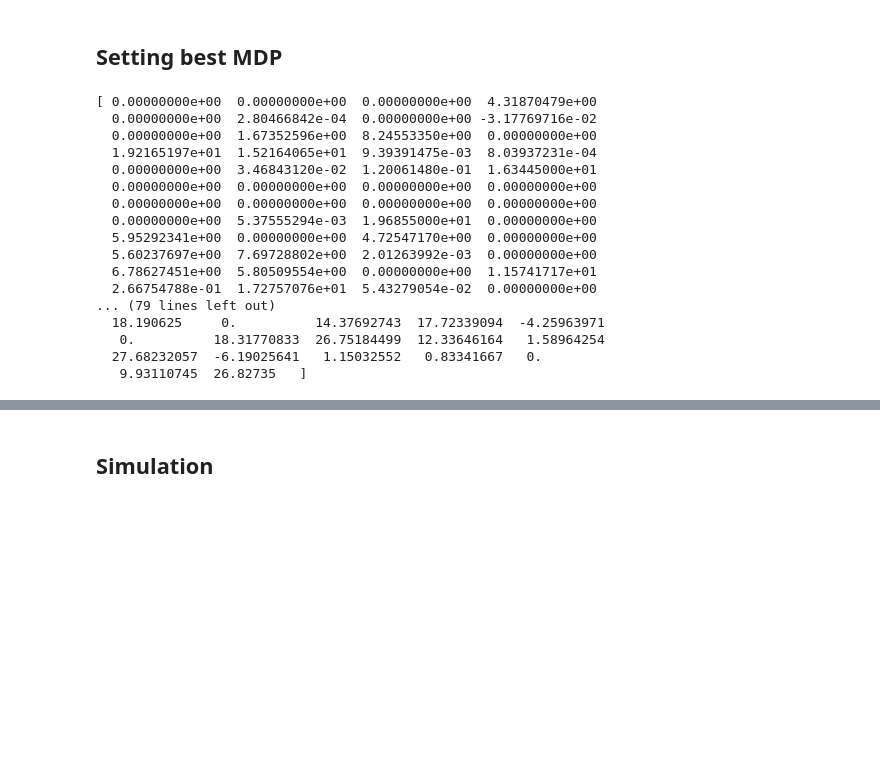
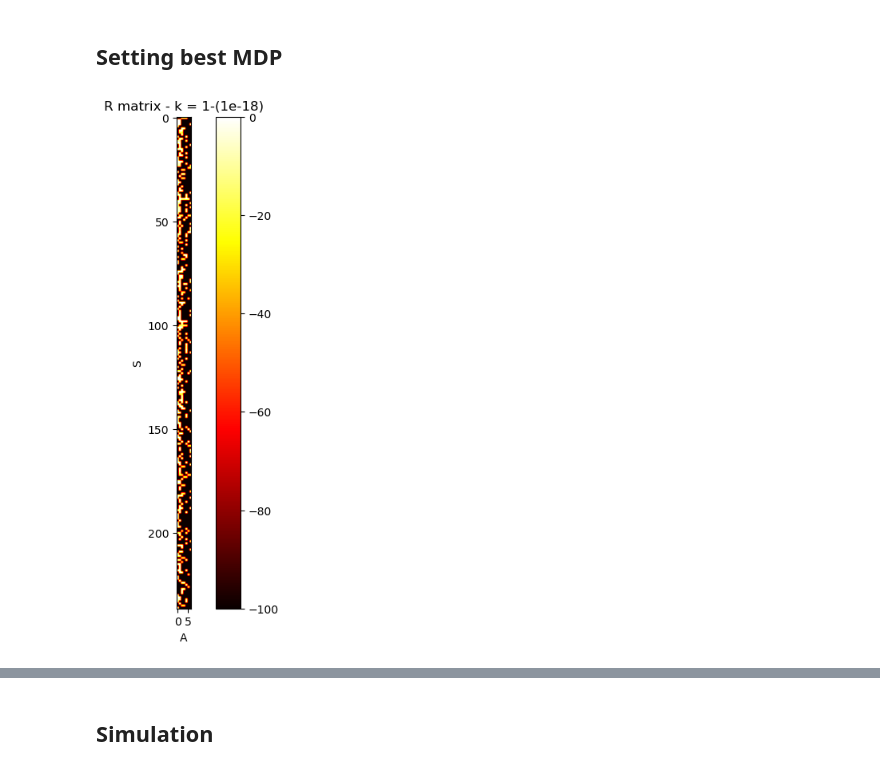
Before and after one commit to edoardorossi1995/Last_tesi, a Jupyter notebook: policy_algorithms.ipynb, the cells around one changed output, grey strips where cells are left out. Saved outputs shown, nothing was run; the diff lists cells and outputs as text; code cells hidden in the pictures; blank space fills up the shorter version.

```diff
--- a/policy_algorithms.ipynb
+++ b/policy_algorithms.ipynb
@@ -555,7 +530,7 @@ n_actions = df_mdp['At'].max()+1
 reward_array = build_reward_array(df=df_rew, df_mdp=df_mdp_norm, n_clusters=n_clusters)
 R = np.zeros((n_clusters, n_actions))
 
-k = 1-(1e-25)
+k = 1-(1e-18)
 
 for s in range(n_clusters):
     r0 = - k * reward_array[0][s] - (1-k) * reward_array[1][s]
@@ -569,23 +544,19 @@ v_init = np.zeros(T.shape[0])
 p_init = np.random.randint(T.shape[2], size=T.shape[0])
 policy_opt, value_opt = policy_iteration(T, R=R, gamma=0.99, v_init=v_init, pi_init=p_init, index_list=index,tol=1.0e-4)
 policy_opt = policy_opt.reshape(-1)
-# %% [output]
-[ 0.00000000e+00  0.00000000e+00  0.00000000e+00  4.31870479e+00
-  0.00000000e+00  2.80466842e-04  0.00000000e+00 -3.17769716e-02
-  0.00000000e+00  1.67352596e+00  8.24553350e+00  0.00000000e+00
-  1.92165197e+01  1.52164065e+01  9.39391475e-03  8.03937231e-04
-  0.00000000e+00  3.46843120e-02  1.20061480e-01  1.63445000e+01
-  0.00000000e+00  0.00000000e+00  0.00000000e+00  0.00000000e+00
-  0.00000000e+00  0.00000000e+00  0.00000000e+00  0.00000000e+00
-  0.00000000e+00  5.37555294e-03  1.96855000e+01  0.00000000e+00
-  5.95292341e+00  0.00000000e+00  4.72547170e+00  0.00000000e+00
-  5.60237697e+00  7.69728802e+00  2.01263992e-03  0.00000000e+00
-  6.78627451e+00  5.80509554e+00  0.00000000e+00  1.15741717e+01
-  2.66754788e-01  1.72757076e+01  5.43279054e-02  0.00000000e+00
-... (79 lines left out)
-  18.190625     0.          14.37692743  17.72339094  -4.25963971
-   0.          18.31770833  26.75184499  12.33646164   1.58964254
-  27.68232057  -6.19025641   1.15032552   0.83341667   0.
-   9.93110745  26.82735   ]
+# %%
+
+# plot R matrix with hot colormap
+M = R
+fig, ax = plt.subplots(figsize=(8, 8))
+im = ax.imshow(M, cmap='hot')
+
+cbar = ax.figure.colorbar(im, ax=ax)
+plt.title('R matrix - k = 1-(1e-18)')
+ax.set_xlabel('A')
+ax.set_ylabel('S')
+plt.show()
+# %% [output]
+[figure, added]
 # %%
 plt.figure(figsize=(8, 8))
```
Also changed, not shown: parts of 16 cells of this notebook, 48 other files.
